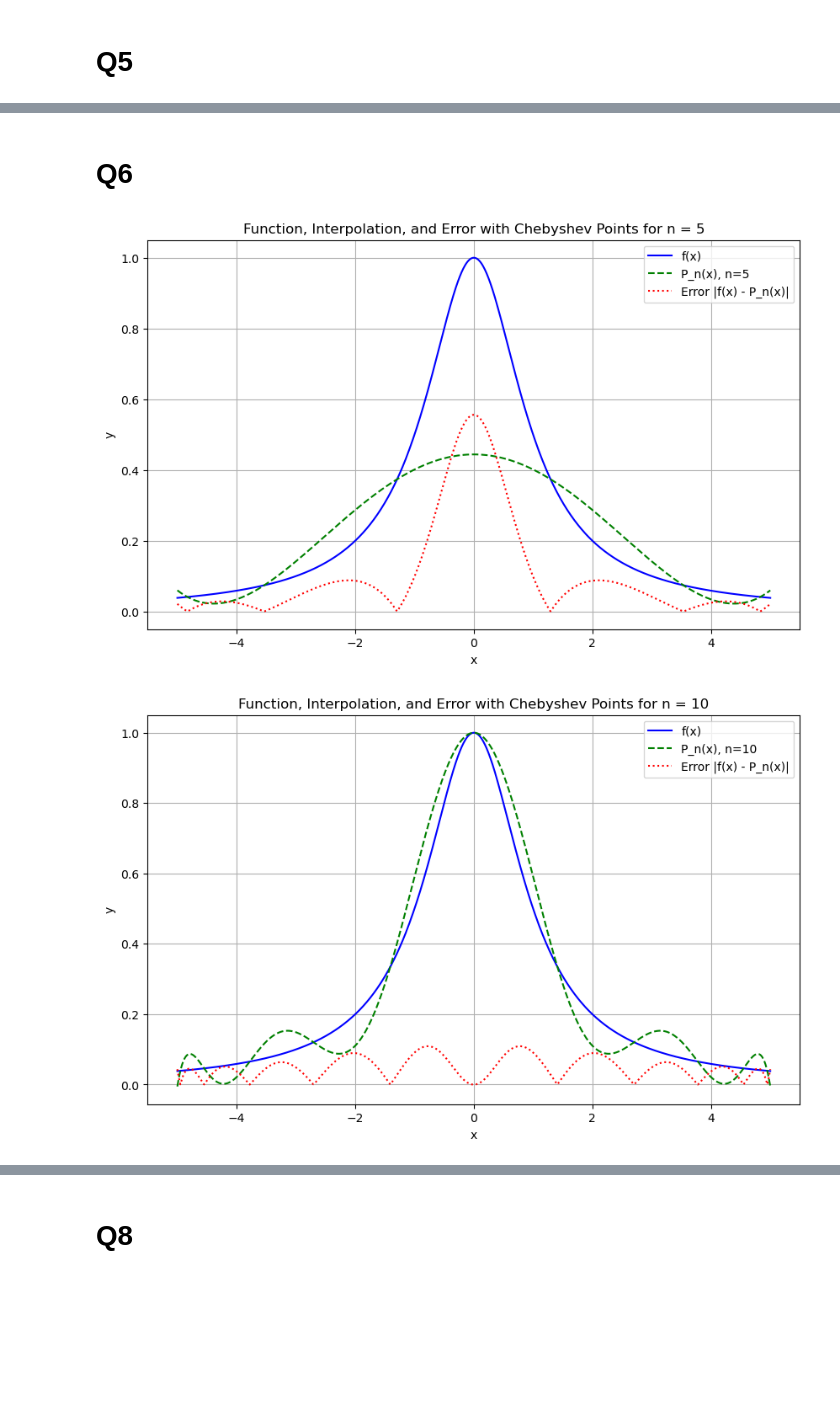
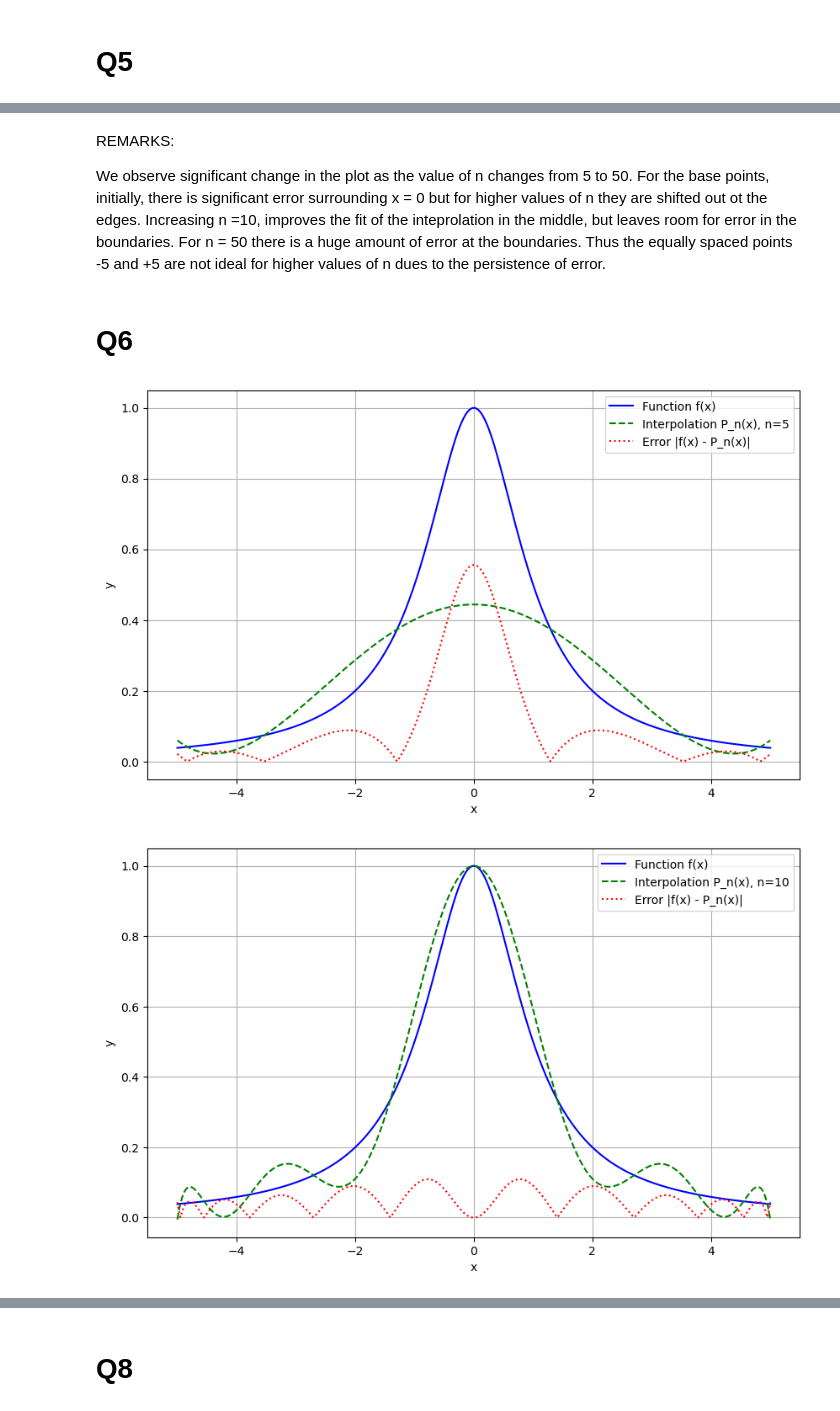
Before and after one commit to atkrish0/numerical-analysis-rbs, a Jupyter notebook: hw3/Atheesh_Krishnan_NA_HW3.ipynb, the cells around one changed output, grey strips where cells are left out. Cells and saved outputs as stored; diff of their text form; code cells hidden in the pictures; blank space fills up the shorter version.

```diff
--- a/hw3/Atheesh_Krishnan_NA_HW3.ipynb
+++ b/hw3/Atheesh_Krishnan_NA_HW3.ipynb
@@ -130,19 +123,26 @@ n_values = [5, 10, 20, 50]
+# %%
+a = -5
+b = 5
+x_seq = np.linspace(a, b, 1000)
+n_val = [5, 10, 20, 50]
+
+def f(x):
+    return 1 / (1 + x**2)
 # %%
-for n in n_values:
+for n in n_val:
     x_pts = nu.base_points(n, a, b)
     y_pts = f(np.array(x_pts))
     xy_points = list(zip(x_pts, y_pts))
 
-    P_n = [nu.lagrange_interpolation(xy_points, x, n) for x in x_plot]
-    epsilon = np.abs(f(x_plot) - P_n)
+    P_n = [nu.lagrange_interpolation(xy_points, x, n) for x in x_seq]
+    e = np.abs(f(x_seq) - P_n)
 
     plt.figure(figsize=(10, 6))
-    plt.plot(x_plot, f(x_plot), label="f(x)", color="blue")
-    plt.plot(x_plot, P_n, label=f"P_n(x), n={n}", color="green")
-    plt.plot(x_plot, epsilon, label=f"Error |f(x) - P_n(x)|", color="red")
+    plt.plot(x_seq, f(x_seq), label="Function f(x)", color="blue")
+    plt.plot(x_seq, P_n, label=f"Interpolation P_n(x), n={n}", color="green")
+    plt.plot(x_seq, e, label=f"Error |f(x) - P_n(x)|", color="red")
     plt.xlabel("x")
     plt.ylabel("y")
-    plt.title(f"Function, Interpolation, and Error for n = {n}")
     plt.legend()
     plt.grid(True)
     plt.show()
@@ -154,24 +154,27 @@ for n in n_values:
+# %% [markdown]
+REMARKS:
+
+We observe significant change in the plot as the value of n changes from 5 to 50. For the base points, initially, there is significant error surrounding x = 0 but for higher values of n they are shifted out ot the edges. Increasing n =10, improves the fit of the inteprolation in the middle, but leaves room for error in the boundaries. For n = 50 there is a huge amount of error at the boundaries. Thus the equally spaced points -5 and +5 are not ideal for higher values of n dues to the persistence of error.
 # %% [markdown]
 # Q6
 # %%
-for n in n_values:
+for n in n_val:
     x_pts = nu.chebyshev_points(n, a, b)
     y_pts = f(np.array(x_pts))
     xy_points = list(zip(x_pts, y_pts))
 
-    P_n = [nu.lagrange_interpolation(xy_points, x, len(xy_points) - 1) for x in x_plot]
-    epsilon = np.abs(f(x_plot) - P_n)
+    P_n = [nu.lagrange_interpolation(xy_points, x, len(xy_points) - 1) for x in x_seq]
+    e = np.abs(f(x_seq) - P_n)
 
     plt.figure(figsize=(10, 6))
-    plt.plot(x_plot, f(x_plot), label="f(x)", color="blue")
-    plt.plot(x_plot, P_n, linestyle="--", label=f"P_n(x), n={n}", color="green")
-    plt.plot(x_plot, epsilon, linestyle=":", label=f"Error |f(x) - P_n(x)|", color="red")
+    plt.plot(x_seq, f(x_seq), label="Function f(x)", color="blue")
+    plt.plot(x_seq, P_n, linestyle="--", label=f"Interpolation P_n(x), n={n}", color="green")
+    plt.plot(x_seq, e, linestyle=":", label=f"Error |f(x) - P_n(x)|", color="red")
     plt.xlabel("x")
     plt.ylabel("y")
-    plt.title(f"Function, Interpolation, and Error with Chebyshev Points for n = {n}")
     plt.legend()
     plt.grid(True)
     plt.show()
 # %% [output]
-[figure, old version]
+[figure, new version]
-[figure, old version]
+[figure, new version]
```
Also changed, not shown: parts of 18 cells of this notebook, 1 other file.
